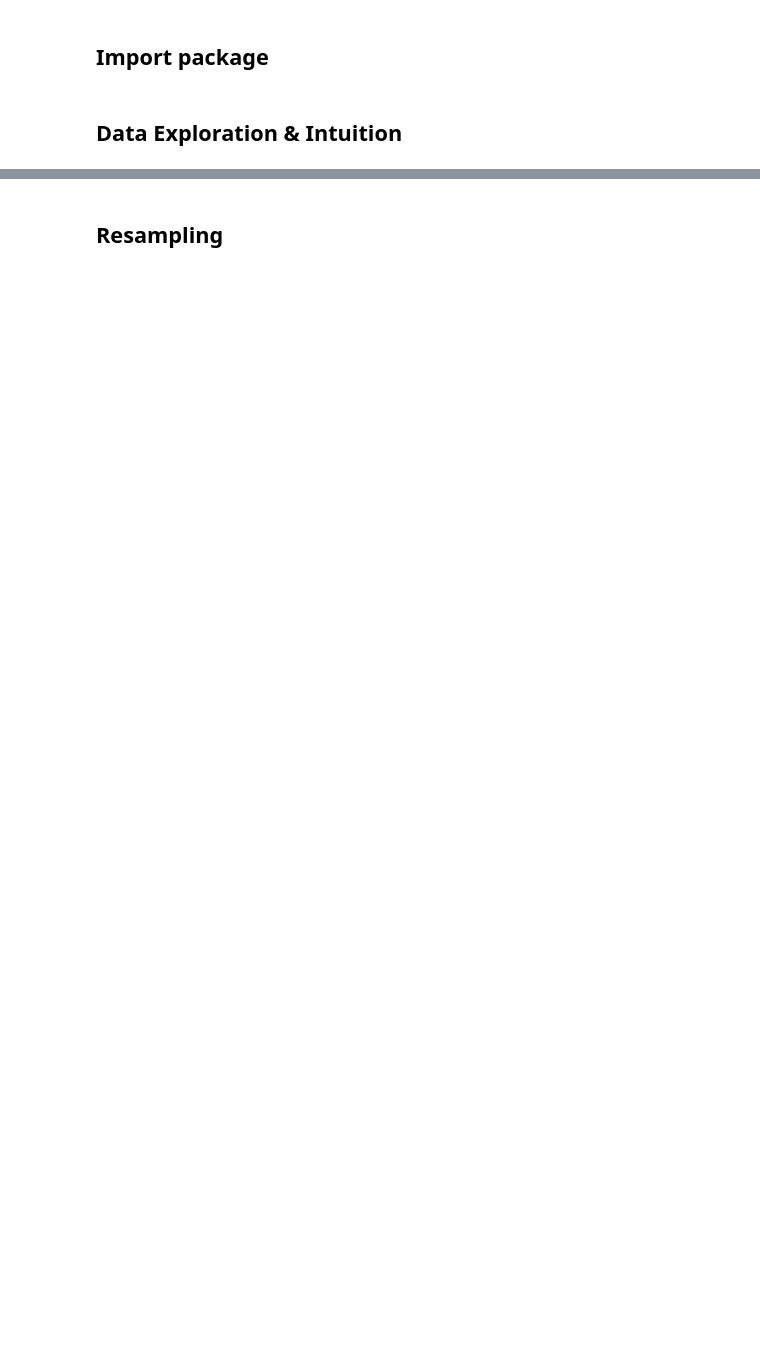
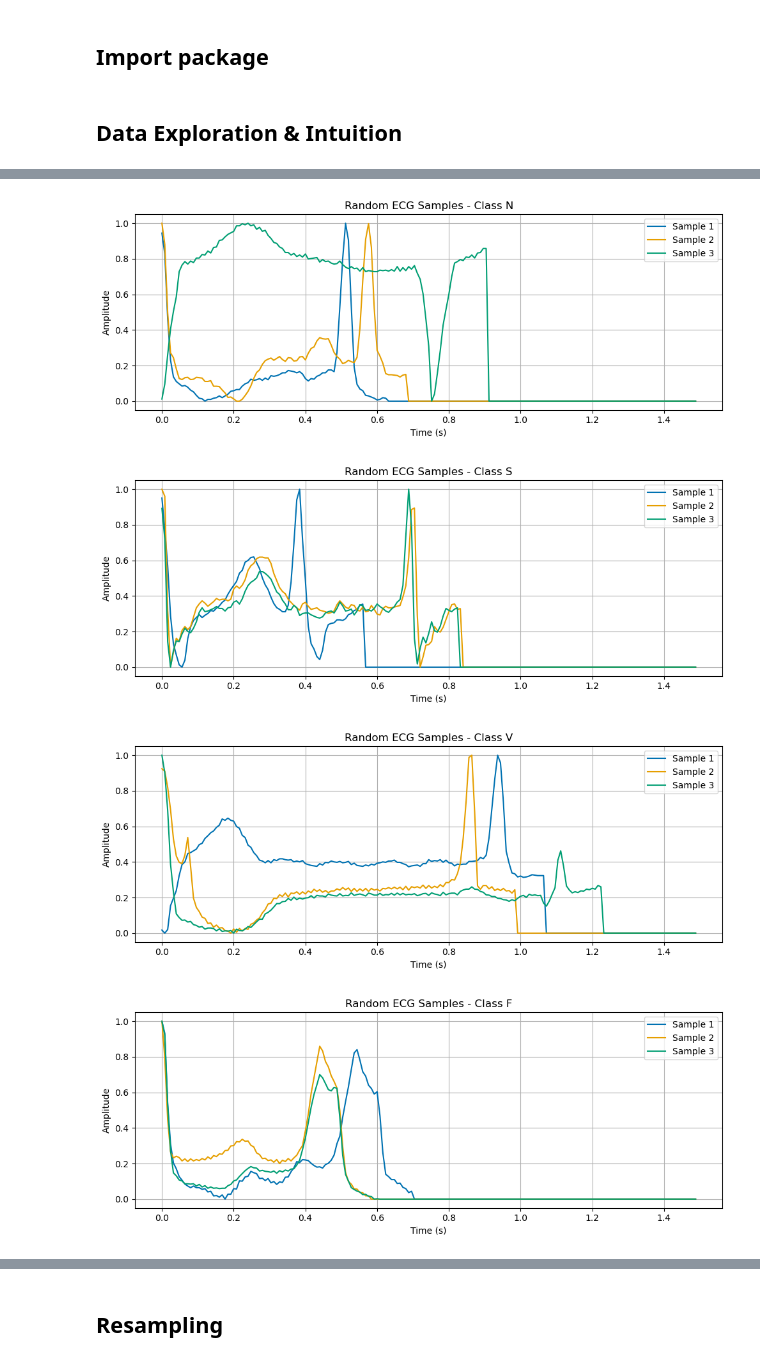
Before and after one commit to Pockyee/ECG_heartbeat, a Jupyter notebook: ECG.ipynb, the cells around one changed output, grey strips where cells are left out. Saved outputs shown, nothing was run; the diff lists cells and outputs as text; code cells hidden in the pictures; blank space fills up the shorter version.

```diff
--- a/ECG.ipynb
+++ b/ECG.ipynb
@@ -38,0 +42,31 @@ plt.show()
+# %%
+import numpy as np
+import matplotlib.pyplot as plt
+
+colors = ['#0072B2', '#E69F00', '#009E73']
+
+classes = sorted(y_train.unique())
+sampling_rate = 125
+t = np.arange(X_train_.shape[1]) / sampling_rate
+
+for label in classes:
+    class_samples = X_train_[y_train == label]
+
+    selected_samples = class_samples.sample(n=3, random_state=13).values
+
+    plt.figure(figsize=(10, 4))
+    for i, waveform in enumerate(selected_samples):
+        plt.plot(t, waveform, label=f"Sample {i+1}",color=colors[i])
+
+    plt.title(f"Random ECG Samples - Class {label_map[label]}")
+    plt.xlabel("Time (s)")
+    plt.ylabel("Amplitude")
+    plt.legend()
+    plt.grid(True)
+    plt.tight_layout()
+    plt.show()
+# %% [output]
+[figure, added]
+[figure, added]
+[figure, added]
+[figure, added]
```
Also changed, not shown: parts of 22 cells of this notebook, 3 other files.
